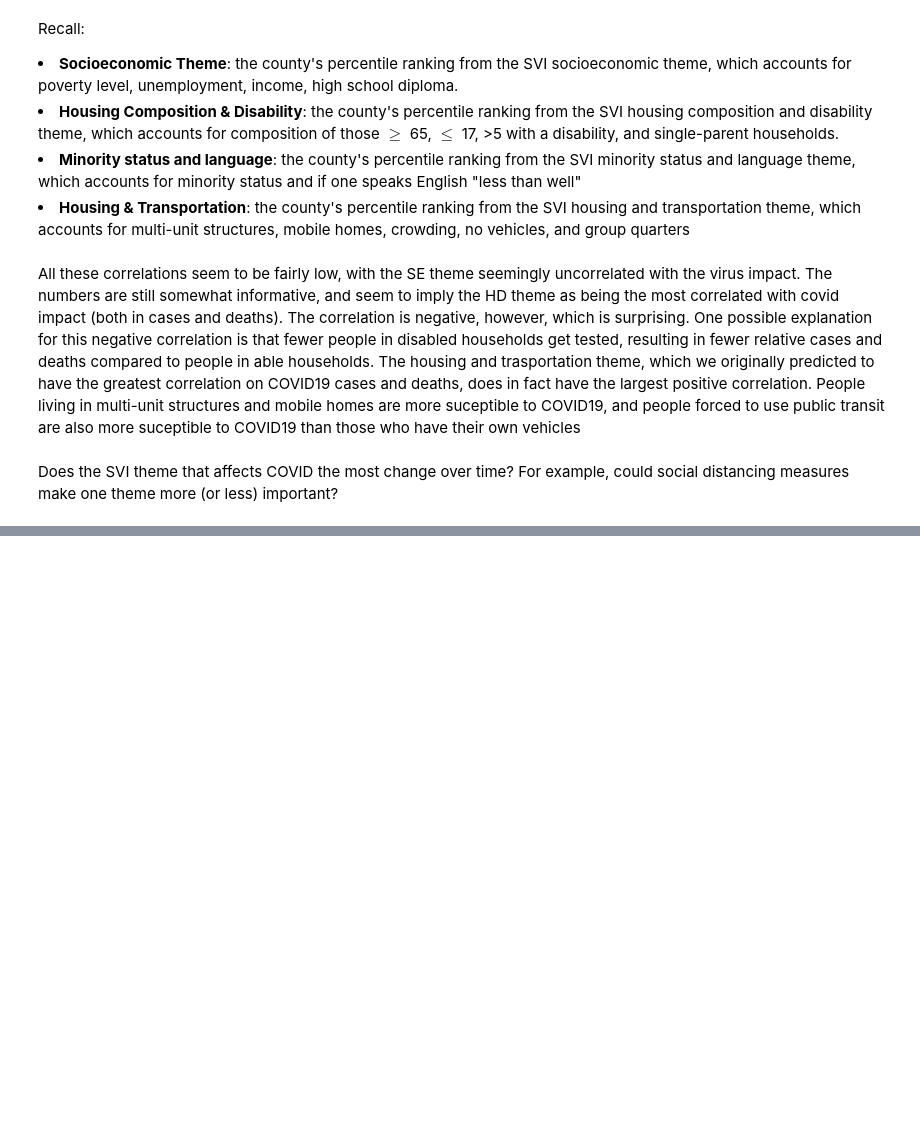
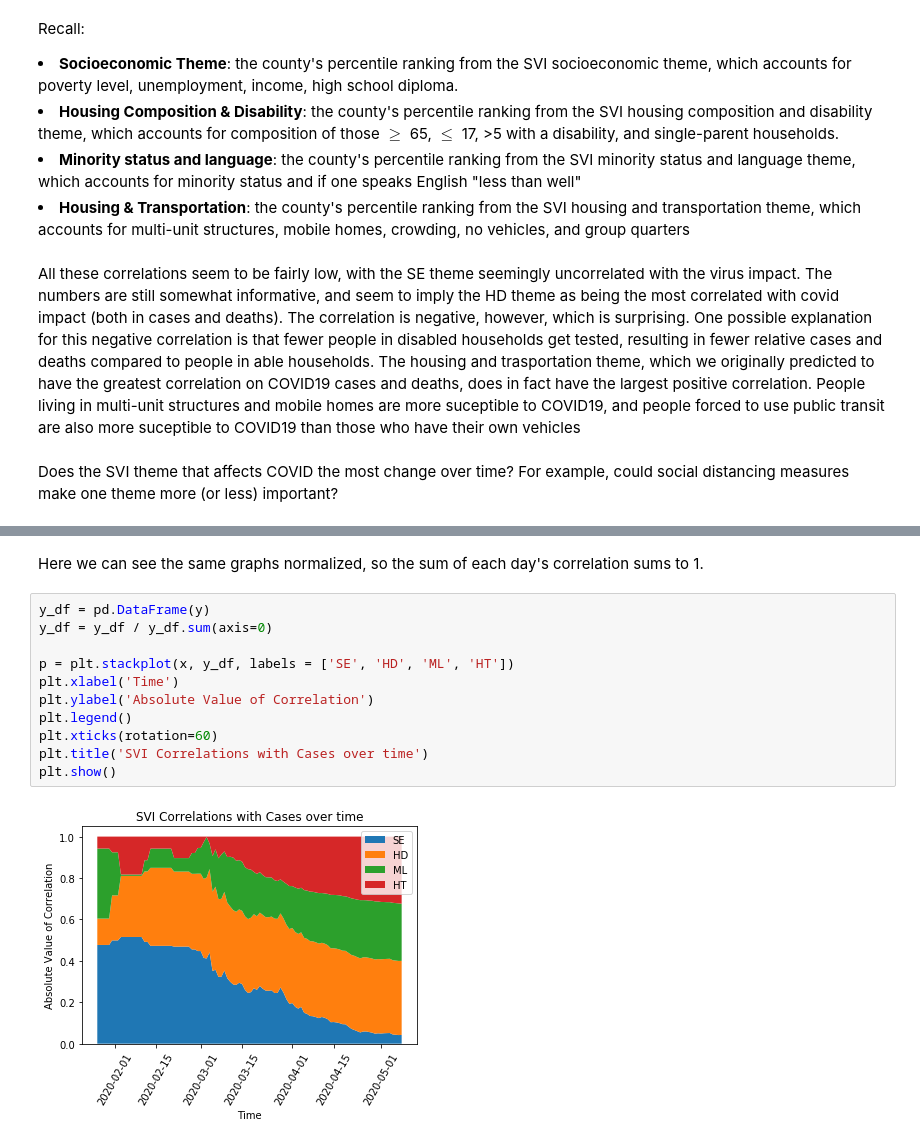
Before and after one commit to AndyFlury13/covid19-final-project, a Jupyter notebook: final_proj/svi.ipynb, the cells around one changed output, grey strips where cells are left out. Cells and saved outputs as stored; diff of their text form; blank space fills up the shorter version.

```diff
--- a/final_proj/svi.ipynb
+++ b/final_proj/svi.ipynb
@@ -198,0 +232,15 @@ plt.show()
+# %% [markdown]
+Here we can see the same graphs normalized, so the sum of each day's correlation sums to 1.
+# %%
+y_df = pd.DataFrame(y)
+y_df = y_df / y_df.sum(axis=0)
+
+p = plt.stackplot(x, y_df, labels = ['SE', 'HD', 'ML', 'HT'])
+plt.xlabel('Time')
+plt.ylabel('Absolute Value of Correlation')
+plt.legend()
+plt.xticks(rotation=60)
+plt.title('SVI Correlations with Cases over time')
+plt.show()
+# %% [output]
+[figure, added]
```
Also changed, not shown: parts of 15 cells of this notebook, 2 other files.
